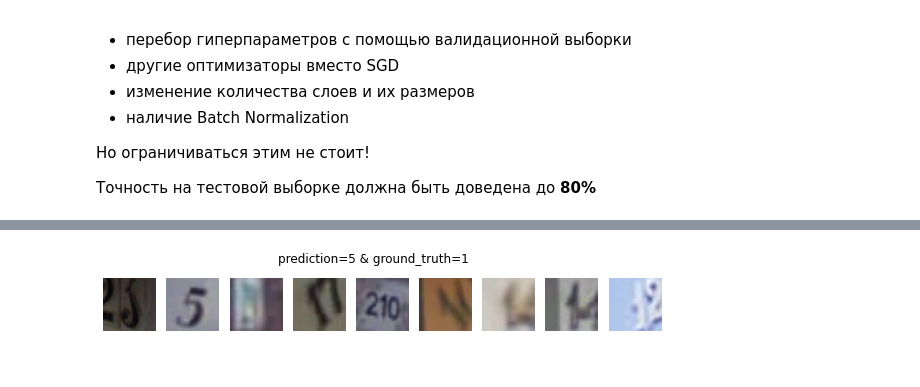
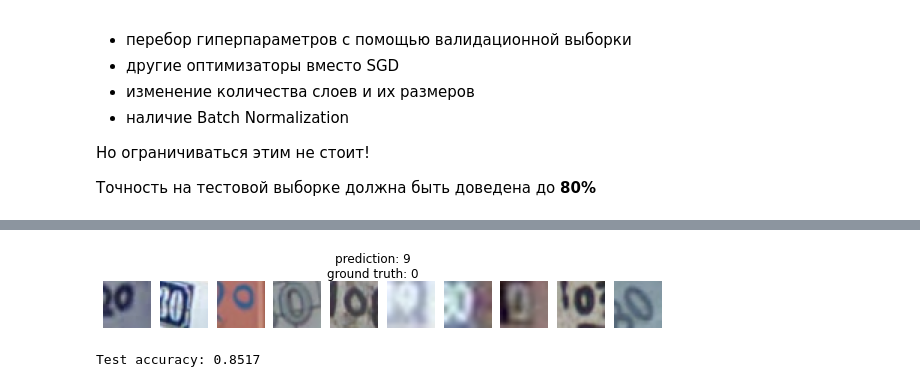
Before and after one commit to jecter1/Deep_Learning, a Jupyter notebook: assignment2/PyTorch.ipynb, the cells around one changed output, grey strips where cells are left out. Drawn from its saved outputs; the diff is of its cells as text; code cells hidden in the pictures.

```diff
--- a/assignment2/PyTorch.ipynb
+++ b/assignment2/PyTorch.ipynb
@@ -56,7 +57,7 @@ batch_size = 64
 data_size = data_train.data.shape[0]
 validation_split = .2
 split = int(np.floor(validation_split * data_size))
-indices = list(range(data_size))
+indices = np.arange(data_size)
 np.random.shuffle(indices)
 
 train_indices, val_indices = indices[split:], indices[:split]
@@ -264,4 +246,8 @@ def train_model(model, train_loader, val_loader, loss, optimizer, scheduler, num
 # %%
+# Learning rate annealing
+# Reduce your learning rate 2x every 2 epochs
+# Hint: look up learning rate schedulers in PyTorch. You might need to extend train_model function a little bit too!
+
 nn_model = nn.Sequential(
             Flattener(),
             nn.Linear(3*32*32, 100),
@@ -275,5 +261,5 @@ nn_model = nn.Sequential(
 
 optimizer = optim.SGD(nn_model.parameters(), lr=1e-3, weight_decay=1e-1)
 scheduler = optim.lr_scheduler.StepLR(optimizer, step_size=2, gamma=0.5)
-loss_history, train_history, val_history = train_model(nn_model, train_loader, val_loader, loss, optimizer, scheduler, 5)
+loss_history, train_history, val_history = train_model(nn_model, train_loader, val_loader, loss, optimizer, 5, scheduler)
 # %% [output]
@@ -423,7 +418,7 @@ def visualize_images(indices, data, title='', max_num=10):
         sample = data[index][0]
         plt.imshow(sample)
 
-def visualize_predicted_actual(predicted_class, gt_class, predictions, groud_truth, val_indices, data):
+def visualize_predicted_actual(predicted_class, gt_class, predictions, ground_truth, val_indices, data):
     """
     Visualizes images of a ground truth class which were predicted as the other class
 
@@ -433,8 +428,9 @@ def visualize_predicted_actual(predicted_class, gt_class, predictions, groud_tru
     ground_truth: np array of ints, ground truth for all validation samples
     val_indices: np array of ints, indices of validation samples
     """
-    indices = val_indices[(predictions == predicted_class) & (groud_truth == gt_class)]
-    visualize_images(indices, data, 'prediction=' + str(predicted_class) + ' & ground_truth=' + str(gt_class))
+    indices = val_indices[(predictions == predicted_class) & (ground_truth == gt_class)]
+    title = 'prediction: ' + str(predicted_class) + '\nground truth: ' + str(gt_class)
+    visualize_images(indices, data, title)
 
 visualize_predicted_actual(6, 8, predictions, gt, np.array(val_indices), data_train_images)
 visualize_predicted_actual(1, 7, predictions, gt, np.array(val_indices), data_train_images)
@@ -885,0 +918,25 @@ Test accuracy: 0.8443
+# %%
+nn_model = nn.Sequential(
+            Flattener(),
+            nn.Linear(3*32*32, 200),
+            nn.BatchNorm1d(200),
+            nn.ReLU(inplace=True),
+            nn.Linear(200, 150),
+            nn.BatchNorm1d(150),
+            nn.ReLU(inplace=True),
+            nn.Linear(150, 10)
+         )
+
+optimizer = optim.Adam(nn_model.parameters(), best_lr, weight_decay=best_wd)
+scheduler = optim.lr_scheduler.ReduceLROnPlateau(optimizer)
+loss_history, train_history, val_history = train_model_reduce_on_plateau(nn_model, train_loader, val_loader,
+                                                                           loss, optimizer, 300, scheduler)
+
+val_acc = val_history[-1]
+print('Validation accuracy: ', val_acc)
+
+plt.plot(train_history)
+plt.plot(val_history)
+plt.show()
+plt.plot(loss_history)
+plt.show()
@@ -892,4 +969,11 @@ visualize_confusion_matrix(confusion_matrix)
 # %%
-visualize_predicted_actual(5, 1, predictions, gt, np.array(val_indices), data_train_images)
+visualize_predicted_actual(9, 0, predictions, gt, np.array(val_indices), data_train_images)
 # %% [output]
-[figure, old version]
+[figure, new version]
+# %%
+# Как всегда, в конце проверяем на test set
+test_loader = torch.utils.data.DataLoader(data_test, batch_size=batch_size)
+test_accuracy = compute_accuracy(nn_model, test_loader)
+print("Test accuracy: %2.4f" % test_accuracy)
+# %% [output]
+Test accuracy: 0.8517
```
Also changed, not shown: parts of 42 cells of this notebook, 20 other files.
